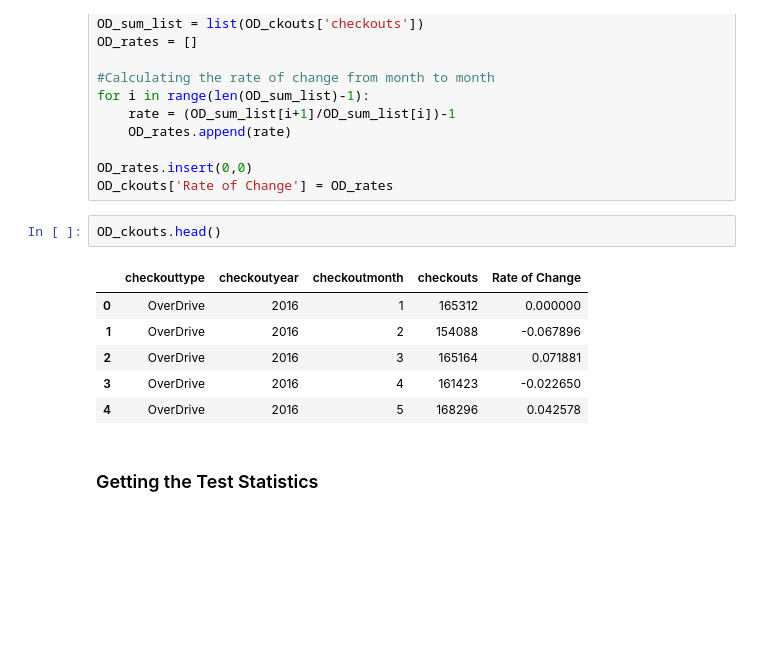
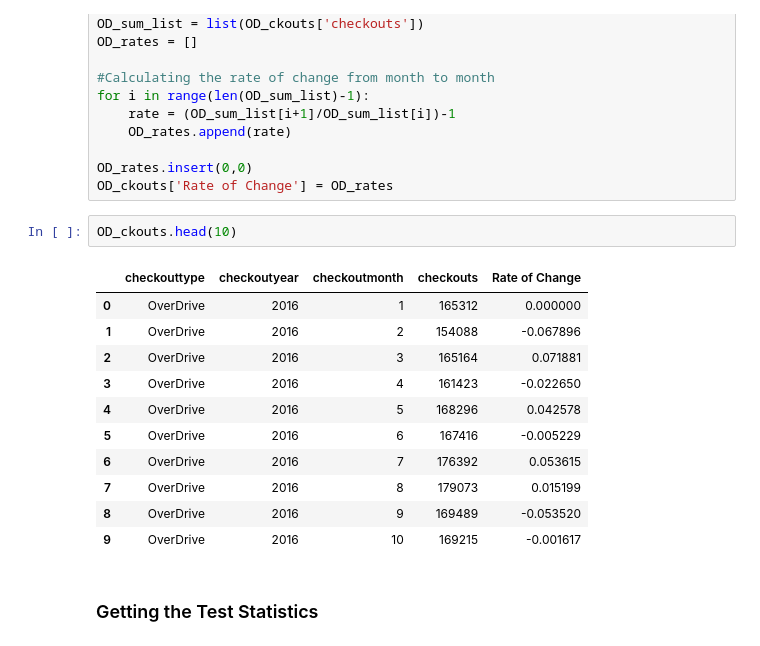
Before and after one commit to TheMrLively/seattle_library, a Jupyter notebook: seattle_library_final.ipynb, the cells around one changed output. Cells and saved outputs as stored; diff of their text form; blank space fills up the shorter version.

```diff
--- a/seattle_library_final.ipynb
+++ b/seattle_library_final.ipynb
@@ -103,14 +103,19 @@ for i in range(len(OD_sum_list)-1):
 OD_rates.insert(0,0)
 OD_ckouts['Rate of Change'] = OD_rates
 # %%
-OD_ckouts.head()
+OD_ckouts.head(10)
 # %% [output]
 |  | checkouttype | checkoutyear | checkoutmonth | checkouts | Rate of Change |
 | 0 | OverDrive | 2016 | 1 | 165312 | 0.000000 |
 | 1 | OverDrive | 2016 | 2 | 154088 | -0.067896 |
 | 2 | OverDrive | 2016 | 3 | 165164 | 0.071881 |
 | 3 | OverDrive | 2016 | 4 | 161423 | -0.022650 |
 | 4 | OverDrive | 2016 | 5 | 168296 | 0.042578 |
+| 5 | OverDrive | 2016 | 6 | 167416 | -0.005229 |
+| 6 | OverDrive | 2016 | 7 | 176392 | 0.053615 |
+| 7 | OverDrive | 2016 | 8 | 179073 | 0.015199 |
+| 8 | OverDrive | 2016 | 9 | 169489 | -0.053520 |
+| 9 | OverDrive | 2016 | 10 | 169215 | -0.001617 |
 # %% [markdown]
 ### Getting the Test Statistics
 # %%
```
Also changed, not shown: parts of 9 cells of this notebook, 8 other files.
